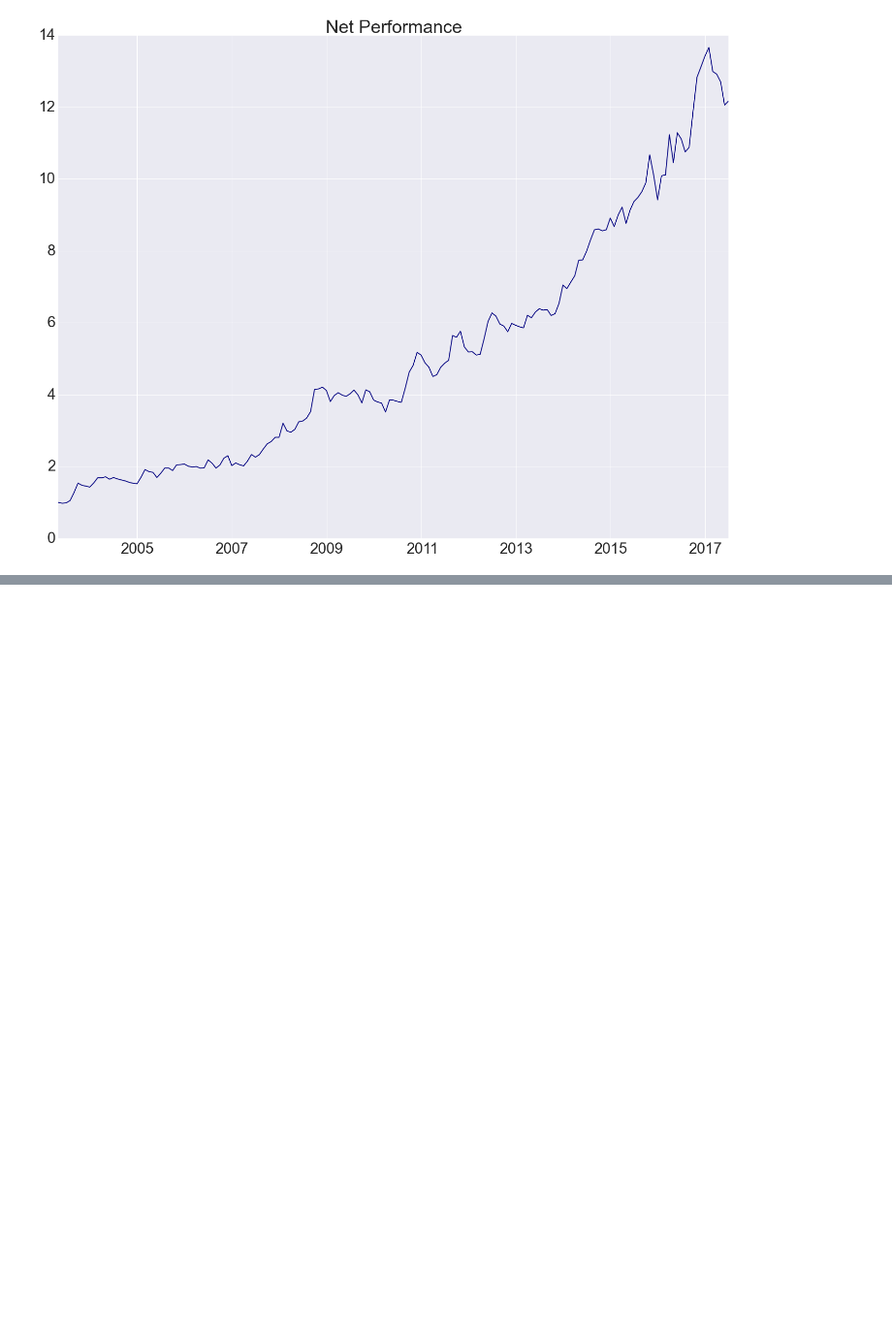
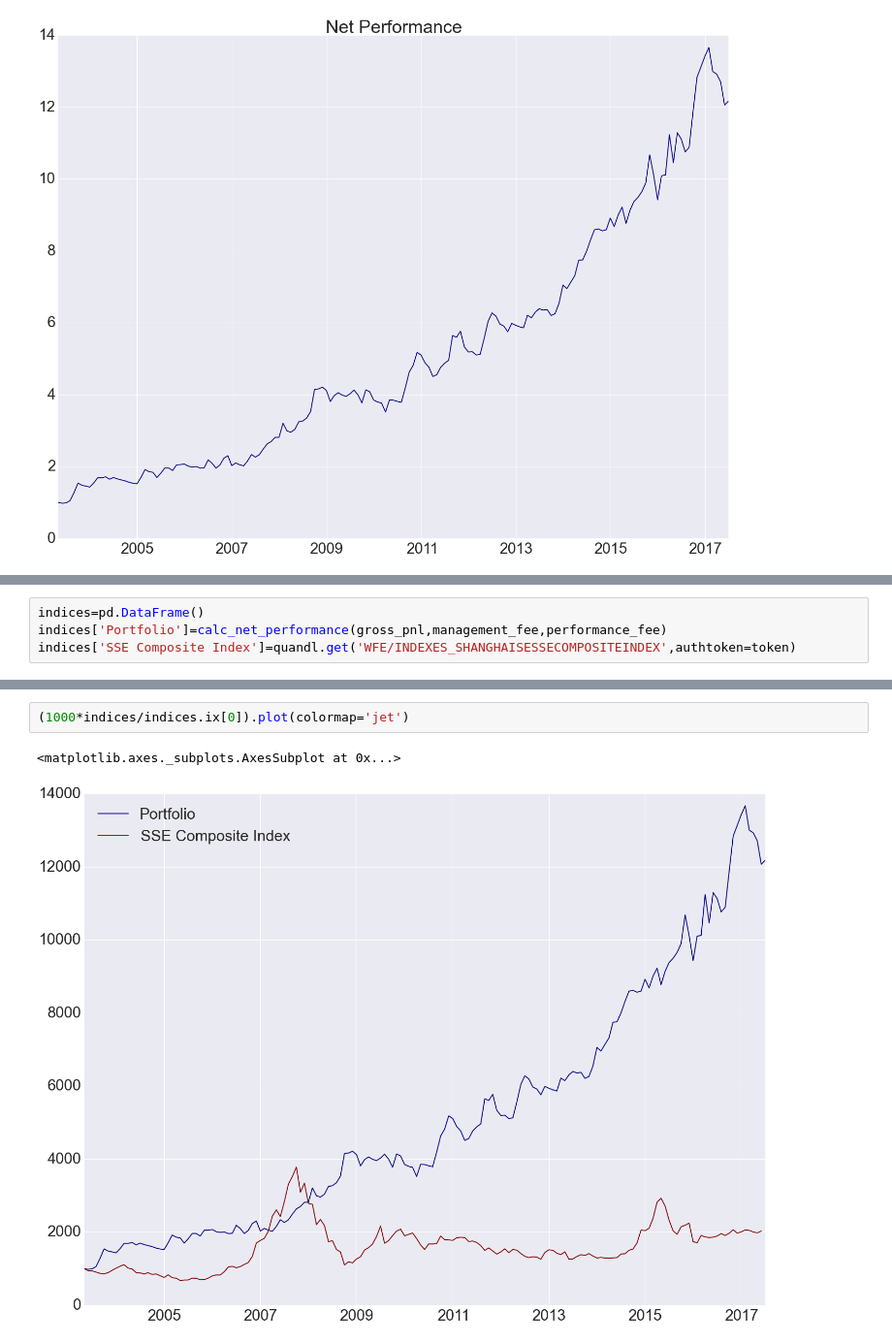
Before and after one commit to mrefermat/Project_C, a Jupyter notebook: Final Portfolio.ipynb, the cells around one changed output, grey strips where cells are left out. Shown at 97% size. Saved outputs shown, nothing was run; the diff lists cells and outputs as text; blank space fills up the shorter version.

```diff
--- a/Final Portfolio.ipynb
+++ b/Final Portfolio.ipynb
@@ -112,0 +87,4 @@ dtype: float64
+# %%
+indices=pd.DataFrame()
+indices['Portfolio']=calc_net_performance(gross_pnl,management_fee,performance_fee)
+indices['SSE Composite Index']=quandl.get('WFE/INDEXES_SHANGHAISESSECOMPOSITEINDEX',authtoken=token)
@@ -112,0 +99,5 @@ dtype: float64
+# %%
+(1000*indices/indices.ix[0]).plot(colormap='jet')
+# %% [output]
+<matplotlib.axes._subplots.AxesSubplot at 0x...>
+[figure, added]
```
Also changed, not shown: parts of 7 cells of this notebook, 3 other files.
